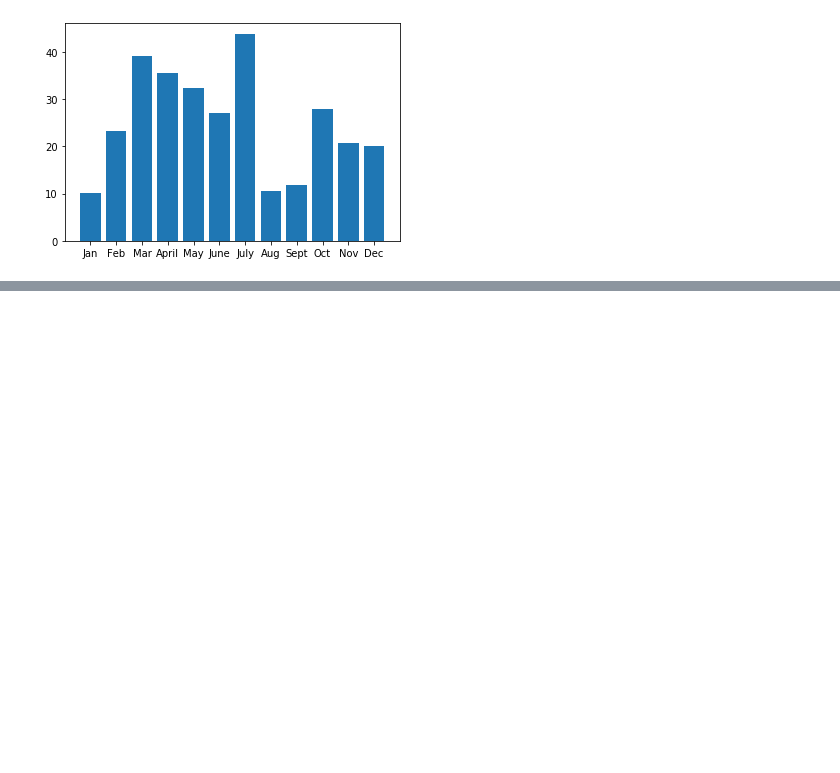
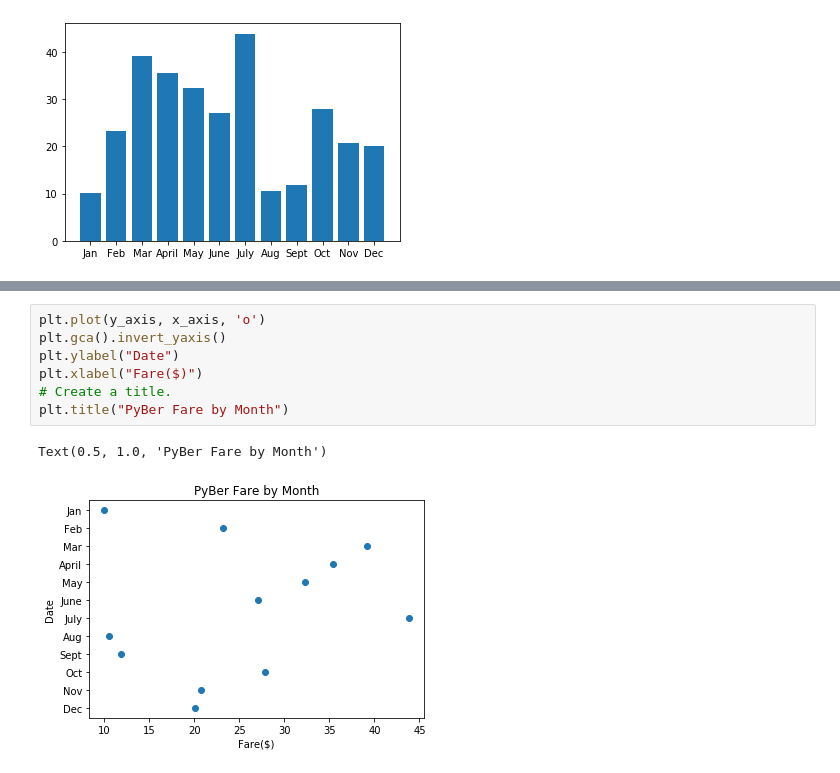
Before and after one commit to misterfoxy/pyber, a Jupyter notebook: Module_Practice.ipynb, the cells around one changed output, grey strips where cells are left out. Saved outputs shown, nothing was run; the diff lists cells and outputs as text; blank space fills up the shorter version.

```diff
--- a/Module_Practice.ipynb
+++ b/Module_Practice.ipynb
@@ -59,0 +67,10 @@ p
+# %%
+plt.plot(y_axis, x_axis, 'o')
+plt.gca().invert_yaxis()
+plt.ylabel("Date")
+plt.xlabel("Fare($)")
+# Create a title.
+plt.title("PyBer Fare by Month")
+# %% [output]
+Text(0.5, 1.0, 'PyBer Fare by Month')
+[figure, added]
```
Also changed, not shown: parts of 4 cells of this notebook.
